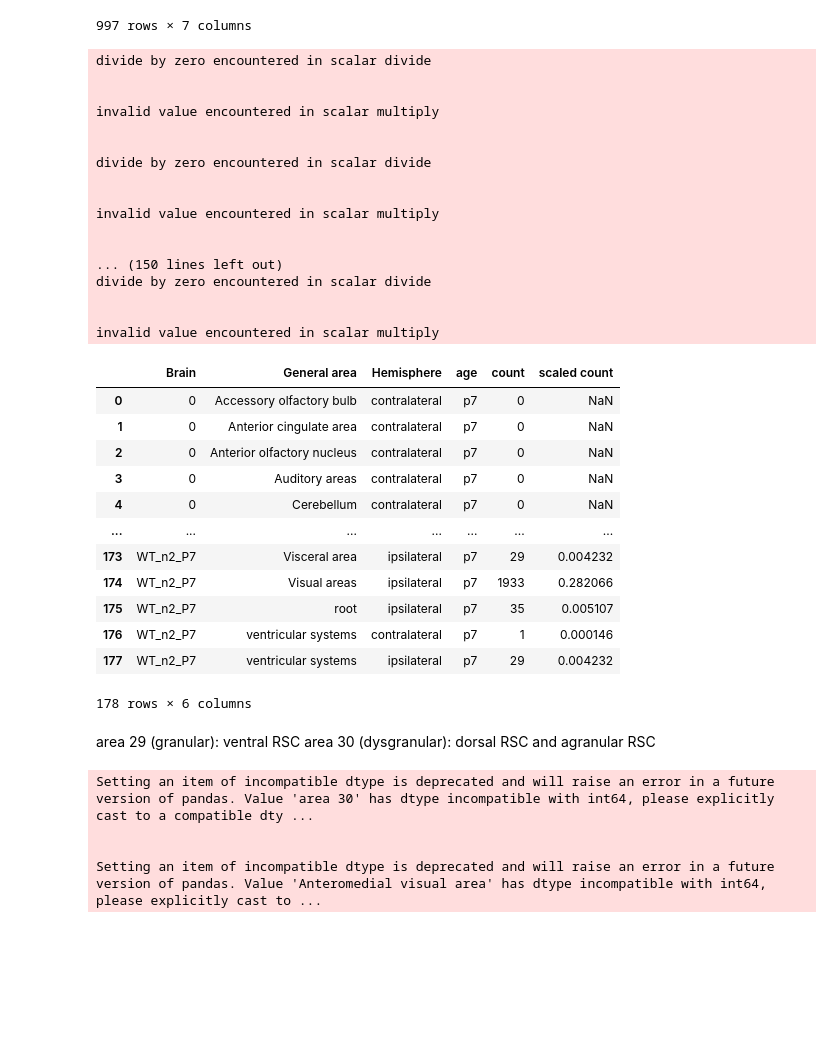
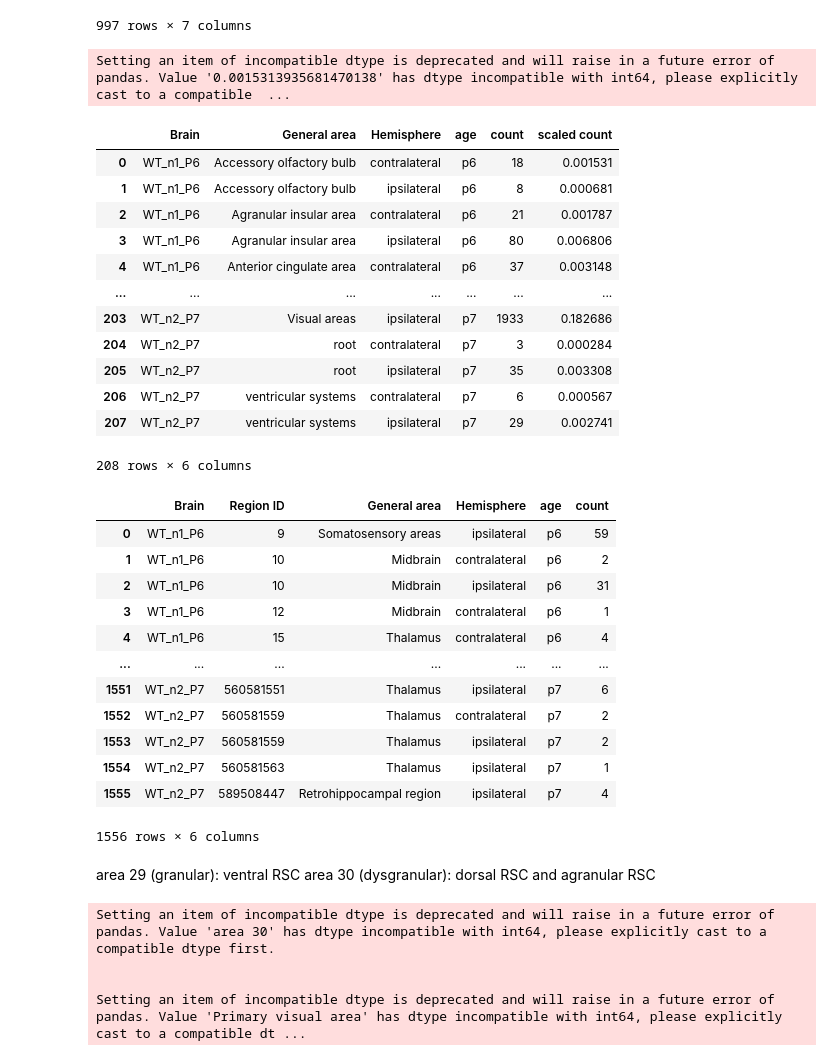
Before and after one commit to Pleasegivemeamango/nutil_data_analysis, a Jupyter notebook: S1_injections.ipynb, the cells around one changed output. Cells and saved outputs as stored; diff of their text form; code cells hidden in the pictures; blank space fills up the shorter version.

```diff
--- a/S1_injections.ipynb
+++ b/S1_injections.ipynb
@@ -218,3 +178,5 @@ big_file_S1_injections = pd.concat(
+# %%
+big_file_S1_injections = pd.read_csv("big_file_S1_injections.csv", sep=";")
 # %%
 # take out Clear label and fiber tracts
 big_file_S1_injections = big_file_S1_injections[
@@ -350,7 +312,7 @@ general_areas_file = pd.DataFrame(
     ]
 )
 totals = pd.DataFrame(columns=["Brain", "total"])
-for index, row in big_file_S1_injections_long.iterrows():
+for index, row in big_file_S1_injections.iterrows():
     general_area = row["General area"]
     hemisphere = row["Hemisphere"]
     age = row["age"]
@@ -362,57 +324,41 @@ for index, row in big_file_S1_injections_long.iterrows():
     else:
         totals.loc[name, "total"] += amount
 # %%
-df_filtered = big_file_S1_injections_long[
+df_filtered = big_file_S1_injections[
     ["Brain", "age", "count", "Hemisphere", "General area"]
 ]
 
 # Step 2: Group by the relevant identifiers and sum the count per group
 df_grouped = df_filtered.groupby(
     ["Brain", "General area", "Hemisphere", "age"], as_index=False
 )["count"].sum()
 
 # add scaled column with 0
 df_grouped["scaled count"] = 0
 
 # scale the counts
 for index, row in df_grouped.iterrows():
     brain_name = row["Brain"]
     count = row["count"]
     total_count = totals.loc[totals["Brain"] == brain_name, "total"].values[0]
     scaled_count = 1 / total_count * count
     df_grouped.loc[index, "scaled count"] = scaled_count
 df_grouped
 # %% [output]
-divide by zero encountered in scalar divide
-
-
-invalid value encountered in scalar multiply
-
-
-divide by zero encountered in scalar divide
-
-
-invalid value encountered in scalar multiply
-
-
-... (150 lines left out)
-divide by zero encountered in scalar divide
-
-
-invalid value encountered in scalar multiply
+Setting an item of incompatible dtype is deprecated and will raise in a future error of pandas. Value '0.0015313935681470138' has dtype incompatible with int64, please explicitly cast to a compatible  ...
 |  | Brain | General area | Hemisphere | age | count | scaled count |
-| 0 | 0 | Accessory olfactory bulb | contralateral | p7 | 0 | NaN |
-| 1 | 0 | Anterior cingulate area | contralateral | p7 | 0 | NaN |
-| 2 | 0 | Anterior olfactory nucleus | contralateral | p7 | 0 | NaN |
-| 3 | 0 | Auditory areas | contralateral | p7 | 0 | NaN |
-| 4 | 0 | Cerebellum | contralateral | p7 | 0 | NaN |
+| 0 | WT_n1_P6 | Accessory olfactory bulb | contralateral | p6 | 18 | 0.001531 |
+| 1 | WT_n1_P6 | Accessory olfactory bulb | ipsilateral | p6 | 8 | 0.000681 |
+| 2 | WT_n1_P6 | Agranular insular area | contralateral | p6 | 21 | 0.001787 |
+| 3 | WT_n1_P6 | Agranular insular area | ipsilateral | p6 | 80 | 0.006806 |
+| 4 | WT_n1_P6 | Anterior cingulate area | contralateral | p6 | 37 | 0.003148 |
 | ... | ... | ... | ... | ... | ... | ... |
-| 173 | WT_n2_P7 | Visceral area | ipsilateral | p7 | 29 | 0.004232 |
-| 174 | WT_n2_P7 | Visual areas | ipsilateral | p7 | 1933 | 0.282066 |
-| 175 | WT_n2_P7 | root | ipsilateral | p7 | 35 | 0.005107 |
-| 176 | WT_n2_P7 | ventricular systems | contralateral | p7 | 1 | 0.000146 |
-| 177 | WT_n2_P7 | ventricular systems | ipsilateral | p7 | 29 | 0.004232 |
+| 203 | WT_n2_P7 | Visual areas | ipsilateral | p7 | 1933 | 0.182686 |
+| 204 | WT_n2_P7 | root | contralateral | p7 | 3 | 0.000284 |
+| 205 | WT_n2_P7 | root | ipsilateral | p7 | 35 | 0.003308 |
+| 206 | WT_n2_P7 | ventricular systems | contralateral | p7 | 6 | 0.000567 |
+| 207 | WT_n2_P7 | ventricular systems | ipsilateral | p7 | 29 | 0.002741 |
-178 rows × 6 columns
+208 rows × 6 columns
 # %%
 def get_area_order_by_age(big_file_long):
     # Filter for 'ipsilateral' hemisphere and age group 'p7-13'
@@ -494,6 +440,22 @@ plot_scaled(
     "S1 injections scaled counts by hemisphere, both p6 (n=2) and p7 (n=1)",
     area_order_scaled,
 )
+# %%
+big_file_S1_injections
+# %% [output]
+|  | Brain | Region ID | General area | Hemisphere | age | count |
+| 0 | WT_n1_P6 | 9 | Somatosensory areas | ipsilateral | p6 | 59 |
+| 1 | WT_n1_P6 | 10 | Midbrain | contralateral | p6 | 2 |
+| 2 | WT_n1_P6 | 10 | Midbrain | ipsilateral | p6 | 31 |
+| 3 | WT_n1_P6 | 12 | Midbrain | contralateral | p6 | 1 |
+| 4 | WT_n1_P6 | 15 | Thalamus | contralateral | p6 | 4 |
+| ... | ... | ... | ... | ... | ... | ... |
+| 1551 | WT_n2_P7 | 560581551 | Thalamus | ipsilateral | p7 | 6 |
+| 1552 | WT_n2_P7 | 560581559 | Thalamus | contralateral | p7 | 2 |
+| 1553 | WT_n2_P7 | 560581559 | Thalamus | ipsilateral | p7 | 2 |
+| 1554 | WT_n2_P7 | 560581563 | Thalamus | ipsilateral | p7 | 1 |
+| 1555 | WT_n2_P7 | 589508447 | Retrohippocampal region | ipsilateral | p7 | 4 |
+1556 rows × 6 columns
 # %%
 def plot_scaled_zoomed(big_file_long, Title):
     filtered_areas = [
@@ -611,16 +573,16 @@ area 29 (granular): ventral RSC
 area 30 (dysgranular): dorsal RSC and agranular RSC
 # %%
 Retrosplenial_areas = specific_interests(
-    big_file_S1_injections_long, "Retrosplenial area", "Retrosplenial_areas"
+    big_file_S1_injections, "Retrosplenial area", "Retrosplenial_areas"
 )
 Visual_areas = specific_interests(
-    big_file_S1_injections_long, "Visual areas", "Visual_areas"
+    big_file_S1_injections, "Visual areas", "Visual_areas"
 )
 # %% [output]
-Setting an item of incompatible dtype is deprecated and will raise an error in a future version of pandas. Value 'area 30' has dtype incompatible with int64, please explicitly cast to a compatible dty ...
+Setting an item of incompatible dtype is deprecated and will raise in a future error of pandas. Value 'area 30' has dtype incompatible with int64, please explicitly cast to a compatible dtype first.
 
 
-Setting an item of incompatible dtype is deprecated and will raise an error in a future version of pandas. Value 'Anteromedial visual area' has dtype incompatible with int64, please explicitly cast to ...
+Setting an item of incompatible dtype is deprecated and will raise in a future error of pandas. Value 'Primary visual area' has dtype incompatible with int64, please explicitly cast to a compatible dt ...
 # %%
 subdivided_rsc_filtered = Retrosplenial_areas[
     ["Brain", "age", "count", "Hemisphere", "Subdivided"]
```
Also changed, not shown: parts of 9 cells of this notebook, 3 other files.
